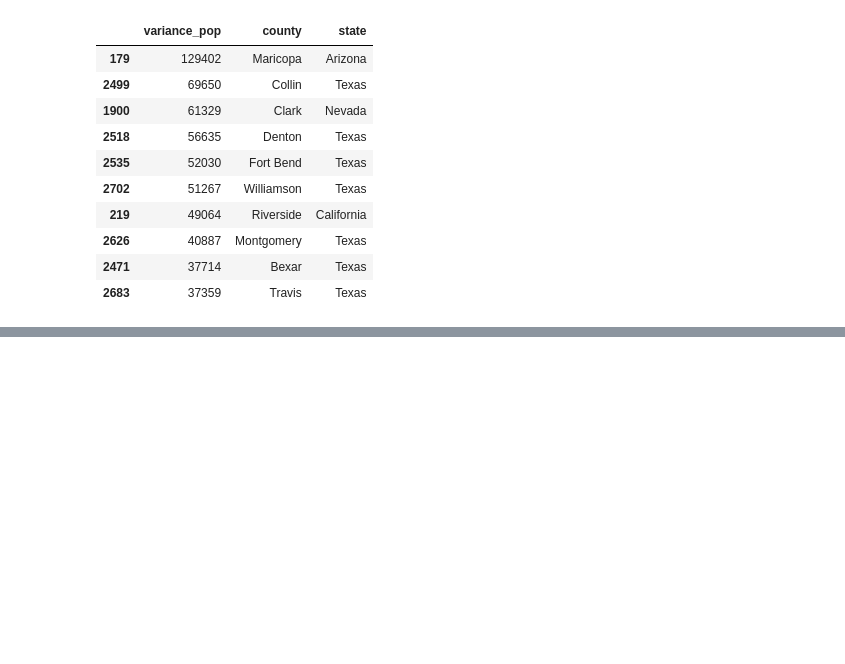
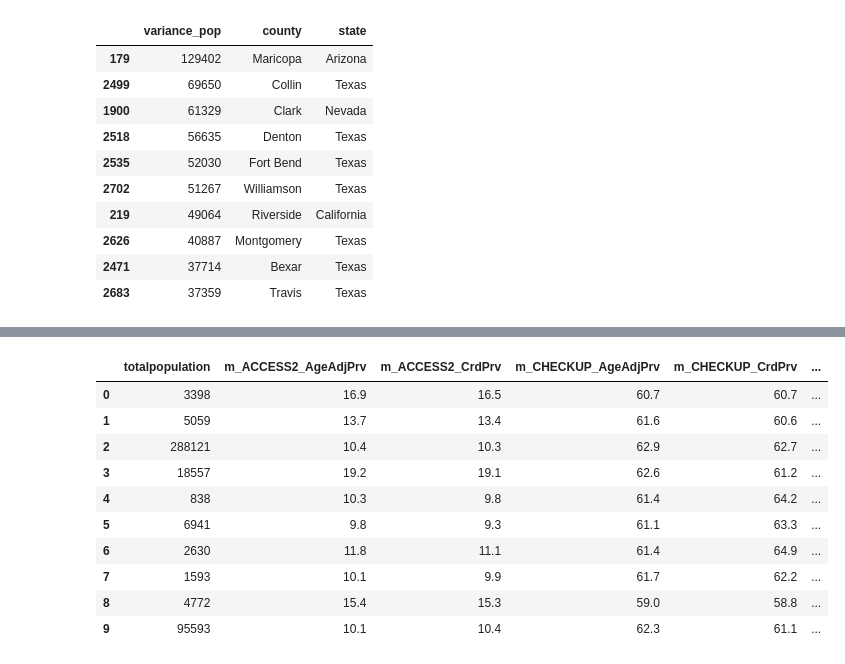
Before and after one commit to mfarme/eHealthEquity, a Jupyter notebook: Research/Data Source/Merge.ipynb, the cells around one changed output, grey strips where cells are left out. Saved outputs shown, nothing was run; the diff lists cells and outputs as text; code cells hidden in the pictures; blank space fills up the shorter version.

Commit message:
merge notebook update

```diff
--- a/Research/Data Source/Merge.ipynb
+++ b/Research/Data Source/Merge.ipynb
@@ -204,0 +237,3 @@ merged.to_csv('acs5y_2021_brfss_2021_merged.csv', index=False, header=True)
+# %%
+#rename t1_2_3_7_s3_r to bb_int_struct
+bb_int.rename(columns={'t1_2_3_4_5_6_7_8_s3_r':'bb_int_struct'}, inplace=True)
@@ -204,0 +253,5 @@ merged.to_csv('acs5y_2021_brfss_2021_merged.csv', index=False, header=True)
+# %%
+#drop null and Florida due to not having data for 2021 BRFSS
+bb_int.dropna(inplace=True)
+bb_int = bb_int[bb_int['state'].str.contains('Florida') == False]
+bb_int.info()
@@ -204,0 +269,31 @@ merged.to_csv('acs5y_2021_brfss_2021_merged.csv', index=False, header=True)
+# %%
+_c = bb_int.copy()
+
+#independent cities have case sensitive names
+independent_cities_c=[
+            'Baltimore city', 'St. Louis city','Carson City','Charles City',
+            'Fairfax city', 'Franklin city', 'James City','Richmond city', 'Roanoke city'
+]
+
+#drop county from county column
+_c['county'] = _c['county'].str.split(' County').str[0]
+
+
+#for independent cities matches in county columns for both datasets, replace City with Cty
+_c['county'] = _c.apply(lambda row: row['county'].replace(' City', ' Cty') if row['county'] in independent_cities_c else row['county'], axis=1)
+
+#Parish for Louisiana and city for city-counties
+_c['county'] = _c.apply(lambda row: row['county'].replace(' Parish', '') if row['state'] == 'Louisiana' else row['county'], axis=1)
+_c['county'] = _c['county'].str.replace(' city', '', regex=False)
+
+#Alaska
+_c['county'] = _c.apply(lambda row: row['county'].replace(' Census Area', '') if row['state'] == 'Alaska' else row['county'], axis=1)
+_c['county'] = _c.apply(lambda row: row['county'].replace(' City and Borough', '') if row['state'] == 'Alaska' else row['county'], axis=1)
+_c['county'] = _c.apply(lambda row: row['county'].replace(' Borough', '') if row['state'] == 'Alaska' else row['county'], axis=1)
+_c['county'] = _c.apply(lambda row: row['county'].replace(' Municipality', '') if row['state'] == 'Alaska' else row['county'], axis=1)
+
+#merge by county and state
+merged = pd.merge(acs_brfss, _c, on=['county', 'state'], how='left')
+display(acs_brfss.shape)
+display(_c.shape)
+display(merged.shape)
@@ -204,0 +325,14 @@ merged.to_csv('acs5y_2021_brfss_2021_merged.csv', index=False, header=True)
+# %%
+merged.head(10)
+# %% [output]
+|  | totalpopulation | m_ACCESS2_AgeAdjPrv | m_ACCESS2_CrdPrv | m_CHECKUP_AgeAdjPrv | m_CHECKUP_CrdPrv | ... |
+| 0 | 3398 | 16.9 | 16.5 | 60.7 | 60.7 | ... |
+| 1 | 5059 | 13.7 | 13.4 | 61.6 | 60.6 | ... |
+| 2 | 288121 | 10.4 | 10.3 | 62.9 | 62.7 | ... |
+| 3 | 18557 | 19.2 | 19.1 | 62.6 | 61.2 | ... |
+| 4 | 838 | 10.3 | 9.8 | 61.4 | 64.2 | ... |
+| 5 | 6941 | 9.8 | 9.3 | 61.1 | 63.3 | ... |
+| 6 | 2630 | 11.8 | 11.1 | 61.4 | 64.9 | ... |
+| 7 | 1593 | 10.1 | 9.9 | 61.7 | 62.2 | ... |
+| 8 | 4772 | 15.4 | 15.3 | 59.0 | 58.8 | ... |
+| 9 | 95593 | 10.1 | 10.4 | 62.3 | 61.1 | ... |
```
Also changed, not shown: parts of 23 cells of this notebook.
